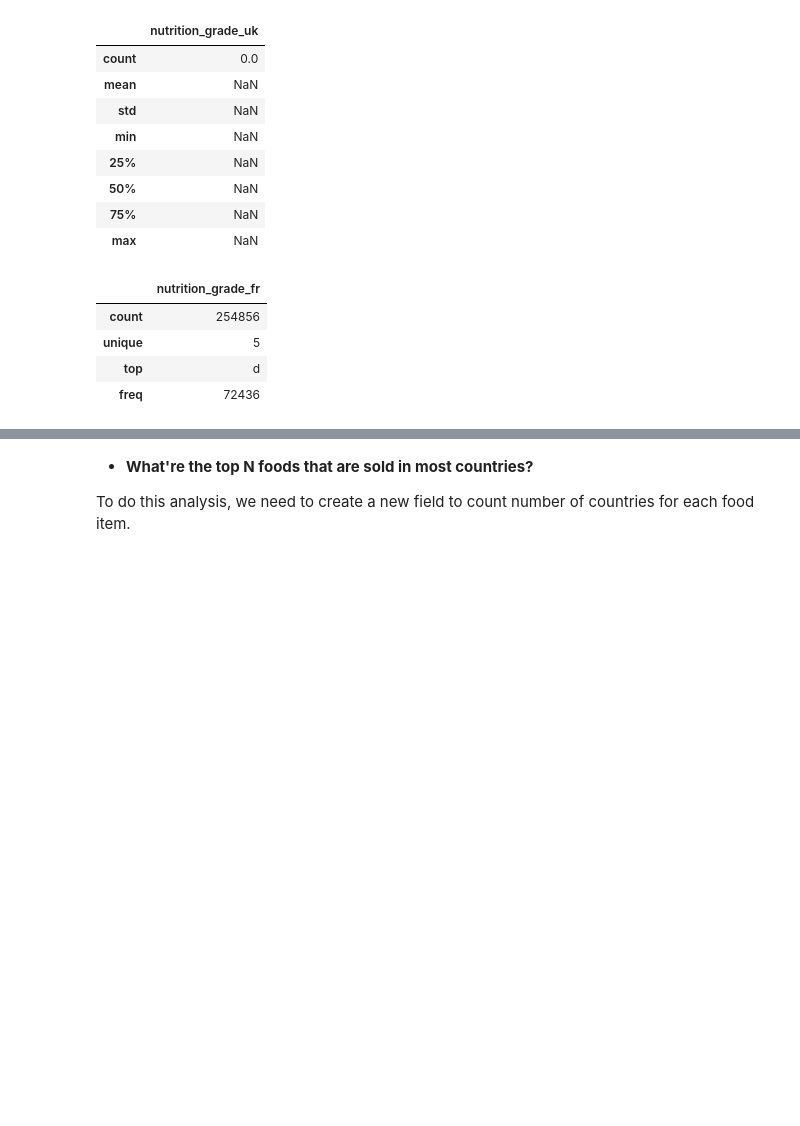
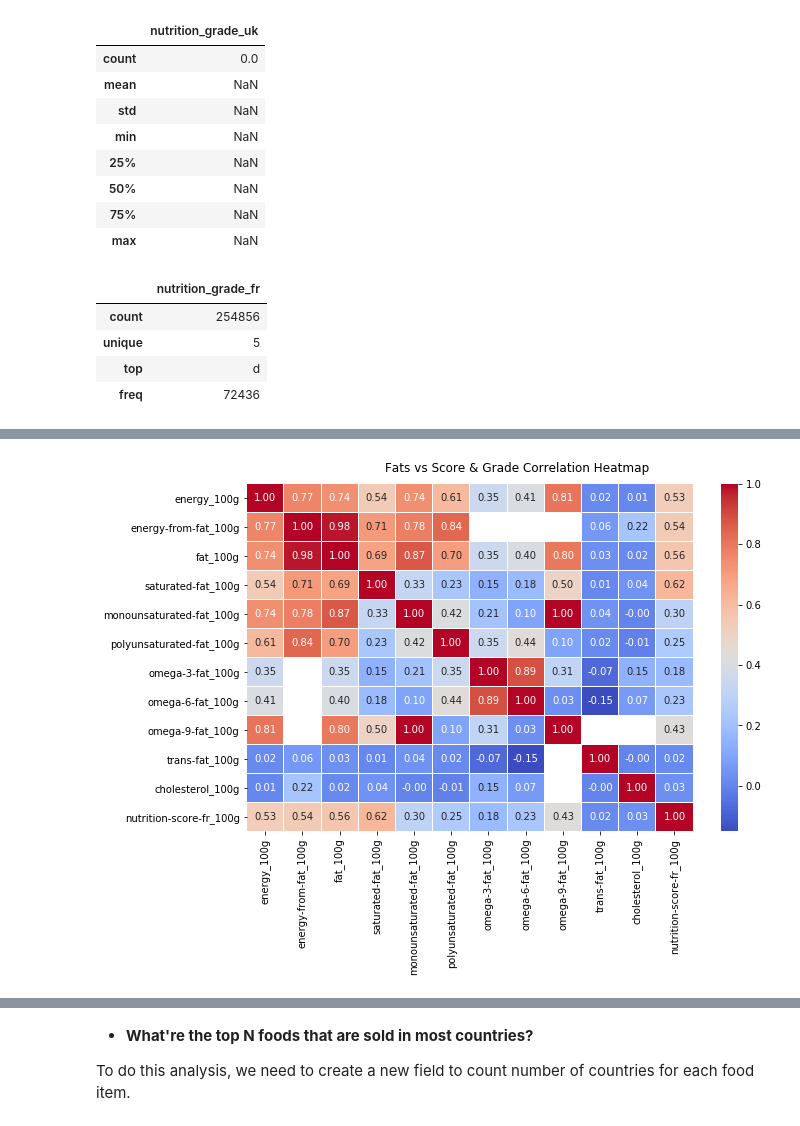
Before and after one commit to ruttario/OpenFoodFacts, a Jupyter notebook: food.ipynb, the cells around one changed output, grey strips where cells are left out. Saved outputs shown, nothing was run; the diff lists cells and outputs as text; code cells hidden in the pictures; blank space fills up the shorter version.

```diff
--- a/food.ipynb
+++ b/food.ipynb
@@ -289,0 +309,10 @@ food[['nutrition_grade_fr']].dropna().describe()
+# %%
+# Correlation Matrix Heatmap 1
+col = ['energy_100g', 'energy-from-fat_100g', 'fat_100g', 'saturated-fat_100g', 'monounsaturated-fat_100g', 'polyunsaturated-fat_100g', 'omega-3-fat_100g', 'omega-6-fat_100g', 'omega-9-fat_100g', 'trans-fat_100g', 'cholesterol_100g', 'nutrition-score-fr_100g']
+f, ax = plt.subplots(figsize=(10, 6))
+corr = food[col].corr()
+hm = sns.heatmap(round(corr,2), annot=True, ax=ax, cmap="coolwarm",fmt='.2f', linewidths=.05)
+f.subplots_adjust(top=0.93)
+t= f.suptitle('Fats vs Score & Grade Correlation Heatmap', fontsize=12)
+# %% [output]
+[figure, added]
```
Also changed, not shown: parts of 21 cells of this notebook.
